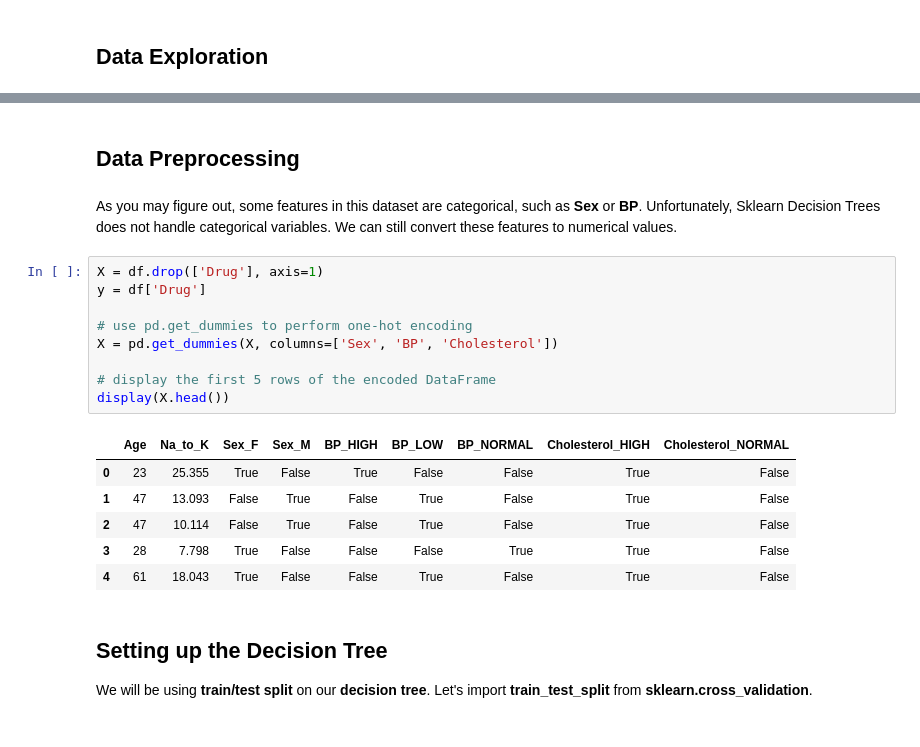
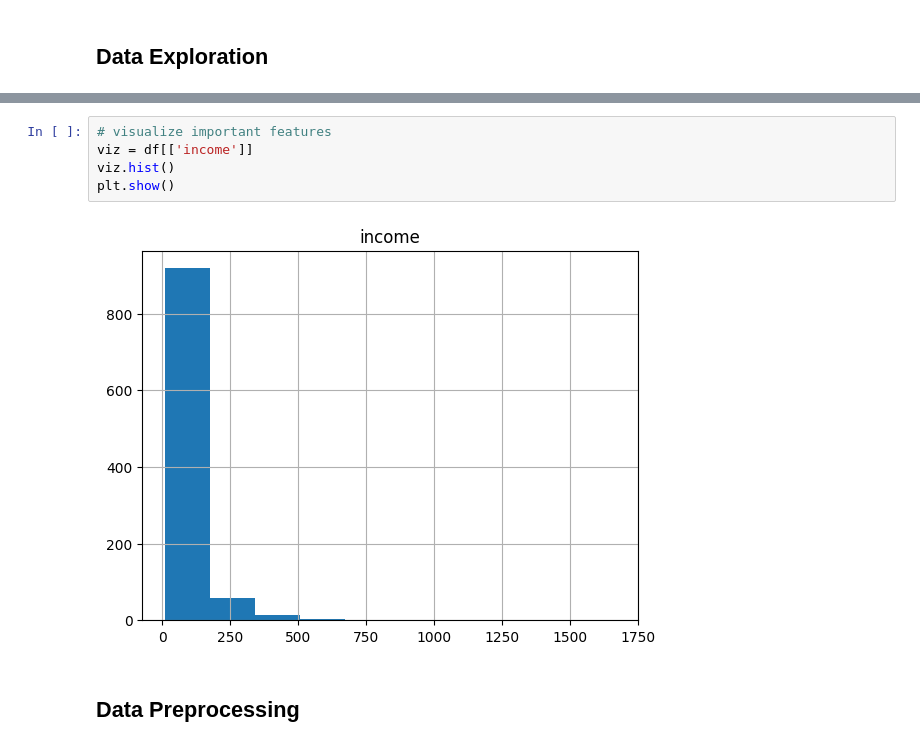
Before and after one commit to jackren0000/IBM-Machine-Learning-with-Python, a Jupyter notebook: week3-lab-knn.ipynb, the cells around one changed output, grey strips where cells are left out. Saved outputs shown, nothing was run; the diff lists cells and outputs as text.

```diff
--- a/week3-lab-knn.ipynb
+++ b/week3-lab-knn.ipynb
@@ -96,26 +117,9 @@ None
+# %%
+# visualize important features
+viz = df[['income']]
+viz.hist()
+plt.show()
+# %% [output]
+[figure, added]
 # %% [markdown]
 ## Data Preprocessing
-# %% [markdown]
-As you may figure out, some features in this dataset are categorical, such as **Sex** or **BP**. Unfortunately, Sklearn Decision Trees does not handle categorical variables. We can still convert these features to numerical values.
-# %%
-X = df.drop(['Drug'], axis=1)
-y = df['Drug']
-
-# use pd.get_dummies to perform one-hot encoding
-X = pd.get_dummies(X, columns=['Sex', 'BP', 'Cholesterol'])
-
-# display the first 5 rows of the encoded DataFrame
-display(X.head())
-# %% [output]
-|  | Age | Na_to_K | Sex_F | Sex_M | BP_HIGH | BP_LOW | BP_NORMAL | Cholesterol_HIGH | Cholesterol_NORMAL |
-| 0 | 23 | 25.355 | True | False | True | False | False | True | False |
-| 1 | 47 | 13.093 | False | True | False | True | False | True | False |
-| 2 | 47 | 10.114 | False | True | False | True | False | True | False |
-| 3 | 28 | 7.798 | True | False | False | False | True | True | False |
-| 4 | 61 | 18.043 | True | False | False | True | False | True | False |
-# %% [markdown]
-
-<div id="setting_up_tree">
-    <h2>Setting up the Decision Tree</h2>
-    We will be using <b>train/test split</b> on our <b>decision tree</b>. Let's import <b>train_test_split</b> from <b>sklearn.cross_validation</b>.
-</div>
```
Also changed, not shown: parts of 38 cells of this notebook.
